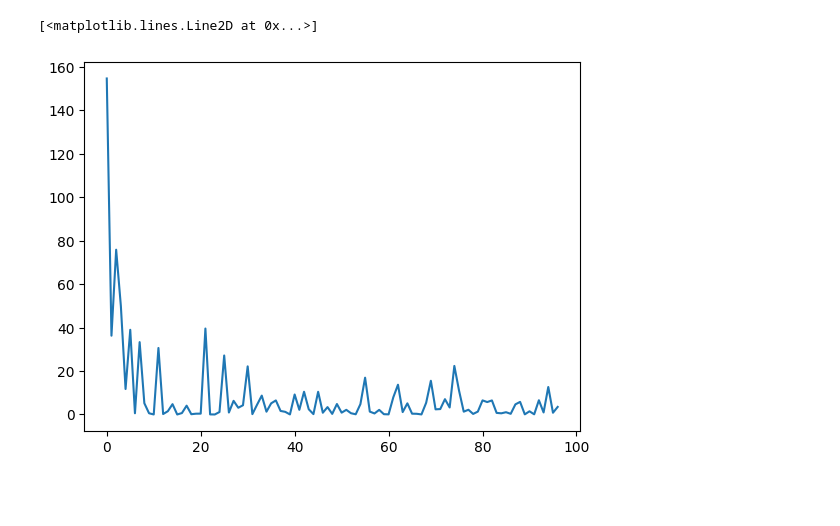
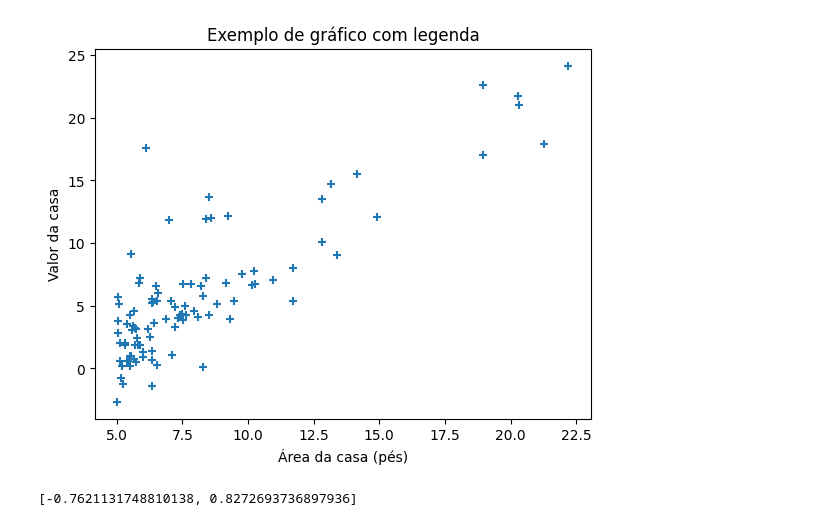
Before and after one commit to filipe-pinheiro/Gradiente_Descendente, a Jupyter notebook: 2.Gradiente Estocástico.ipynb, the cells around one changed output. Saved outputs shown, nothing was run; the diff lists cells and outputs as text; code cells hidden in the pictures; blank space fills up the shorter version.

```diff
--- a/2.Gradiente Estocástico.ipynb
+++ b/2.Gradiente Estocástico.ipynb
@@ -43,6 +81,14 @@ def gradiente_estocástico (theta_values, features, targets, learning_rate):
 # %%
-data = np.loadtxt(".\Data\data1.txt", delimiter = ",")
+##Carregar e formatar dados
+data = np.loadtxt("Data/data1.txt", delimiter = ",")
 x = data[:, 0]
 y = data[:, 1]
-theta = [0, 0]
-alpha = 0.001
+# %%
+##Disposição dos dados no plano
+plt.scatter(x, y, marker = "+")
+plt.title('Exemplo de gráfico com legenda')
+plt.xlabel('Área da casa (pés)')
+plt.ylabel('Valor da casa')
+plt.show()
+# %% [output]
+[figure, added]
@@ -51,6 +101,6 @@ a, b = gradiente_estocástico(theta, x, y, alpha)
 # %%
-plt.plot(b)
+##O valor atualizado de theta:
+theta_atualizado
 # %% [output]
-[<matplotlib.lines.Line2D at 0x...>]
+[-0.7621131748810138, 0.8272693736897936]
-[figure, removed]
 # %%
```
Also changed, not shown: parts of 17 cells of this notebook, 1 other file.
